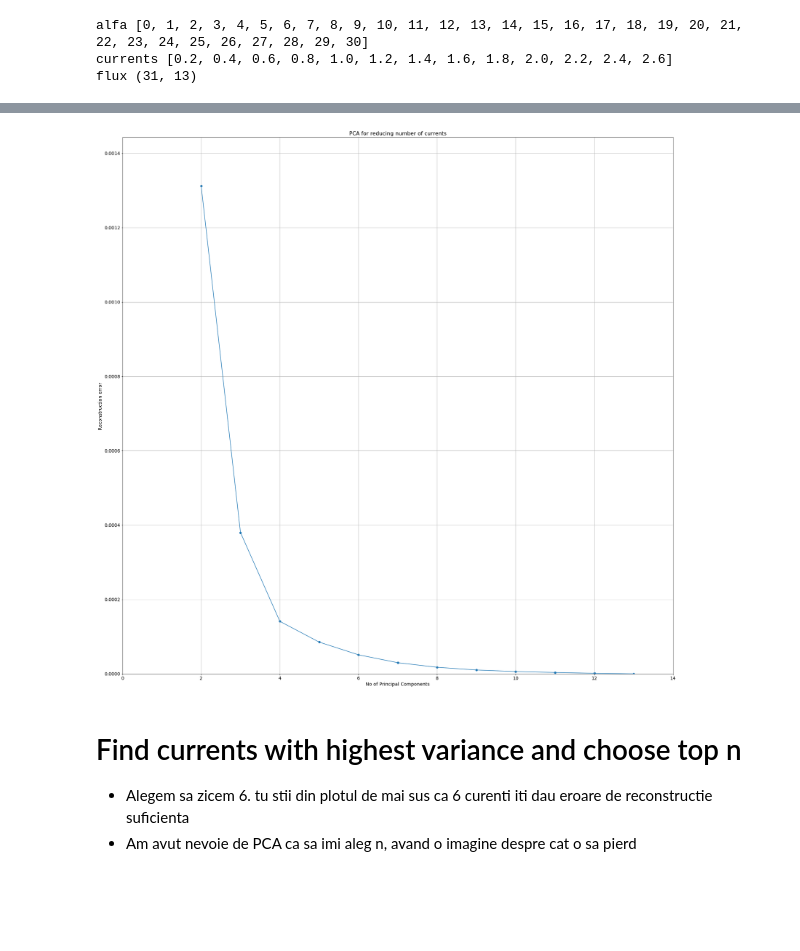
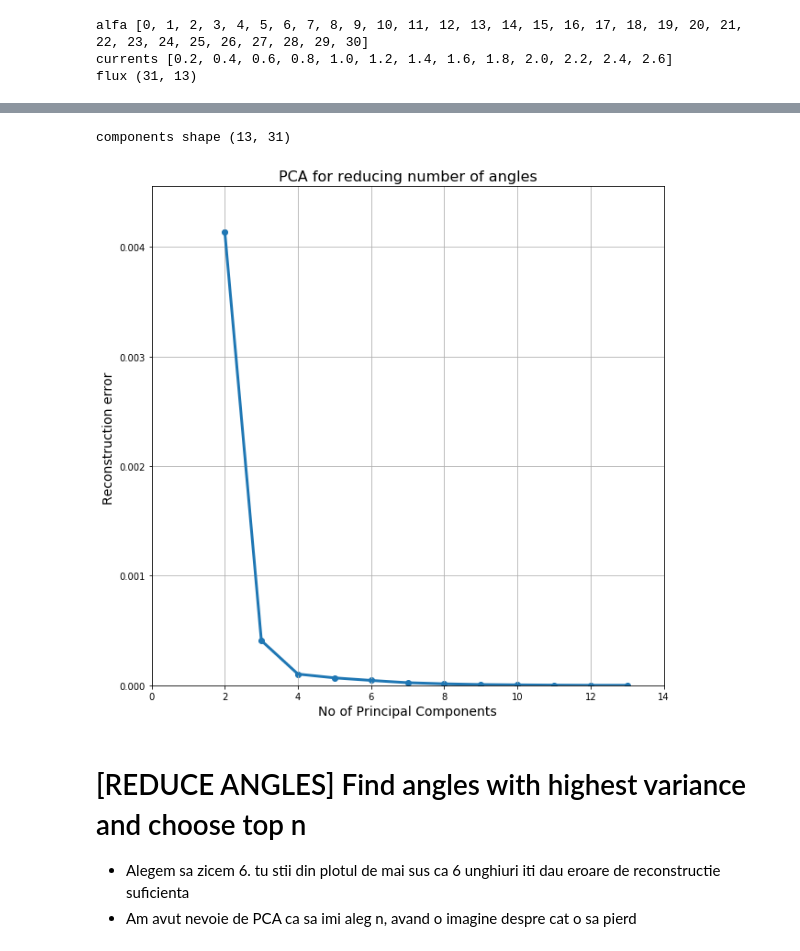
Before and after one commit to gleotescu/iq_interpolation, a Jupyter notebook: SRM.ipynb, the cells around one changed output, grey strips where cells are left out. Saved outputs shown, nothing was run; the diff lists cells and outputs as text; code cells hidden in the pictures; blank space fills up the shorter version.

```diff
--- a/SRM.ipynb
+++ b/SRM.ipynb
@@ -106,44 +355,45 @@ plt.show()
 # %%
 #
 import numpy as np
 from scipy.interpolate import interp1d
 from scipy import interpolate
 from sklearn.decomposition import PCA
 from sklearn import preprocessing
 
 #preprocess the data
-X = np.copy(Flux)
+X = np.transpose(np.copy(Flux))
 scaler = preprocessing.StandardScaler()
 df_flux_scaled = scaler.fit_transform(X)
 
-curve_indices = list(range(31))
 no_of_comps = range(2, 14)
 
 errors = []
 for comp in no_of_comps:
     pca_reduce_points = PCA(n_components=comp)
     flux_reduced = pca_reduce_points.fit_transform(df_flux_scaled)
     projected  = pca_reduce_points.inverse_transform(flux_reduced)
     projected_unscaled = scaler.inverse_transform(projected)
-    errors.append(np.sum((projected_unscaled - flux) ** 2))
+    errors.append(np.sum((projected_unscaled - X) ** 2))
+print('components shape', pca_reduce_points.components_.shape)
 
-plt.figure()
+plt.figure(figsize=(10, 10))
 plt.xlabel('No of Principal Components', fontsize = 14)
 plt.ylabel('Reconstruction error ', fontsize = 14)
 plt.xlim([0,14])
 plt.ylim([0.1*min(errors), 1.1*max(errors)])
 plt.locator_params(axis='x', nbins=len(no_of_comps))
 plt.scatter(no_of_comps, errors)
-plt.plot(no_of_comps, errors)
+plt.plot(no_of_comps, errors, linewidth=3)
 plt.grid()
-plt.title('PCA for reducing number of currents', fontsize=16)
-plt.savefig('SRM_george_output/errors_#PCS_reducing_#curents.png', dpi = 200)
+plt.title('PCA for reducing number of angles', fontsize=16)
+plt.savefig('SRM_george_output/errors_PCA_reducing_#angles.png', dpi = 200)
 plt.show()
 # %% [output]
+components shape (13, 31)
-[figure, old version]
+[figure, new version]
 # %% [markdown]
-# Find currents with highest variance and choose top n
-- Alegem sa zicem 6. tu stii din plotul de mai sus ca 6 curenti iti dau eroare de reconstructie suficienta
+# [REDUCE ANGLES] Find angles with highest variance and choose top n
+- Alegem sa zicem 6. tu stii din plotul de mai sus ca 6 unghiuri iti dau eroare de reconstructie suficienta
 - Am avut nevoie de PCA ca sa imi aleg n, avand o imagine despre cat o sa pierd
 # %%
 from sklearn.linear_model import Ridge
```
Also changed, not shown: parts of 23 cells of this notebook, 9 other files.
